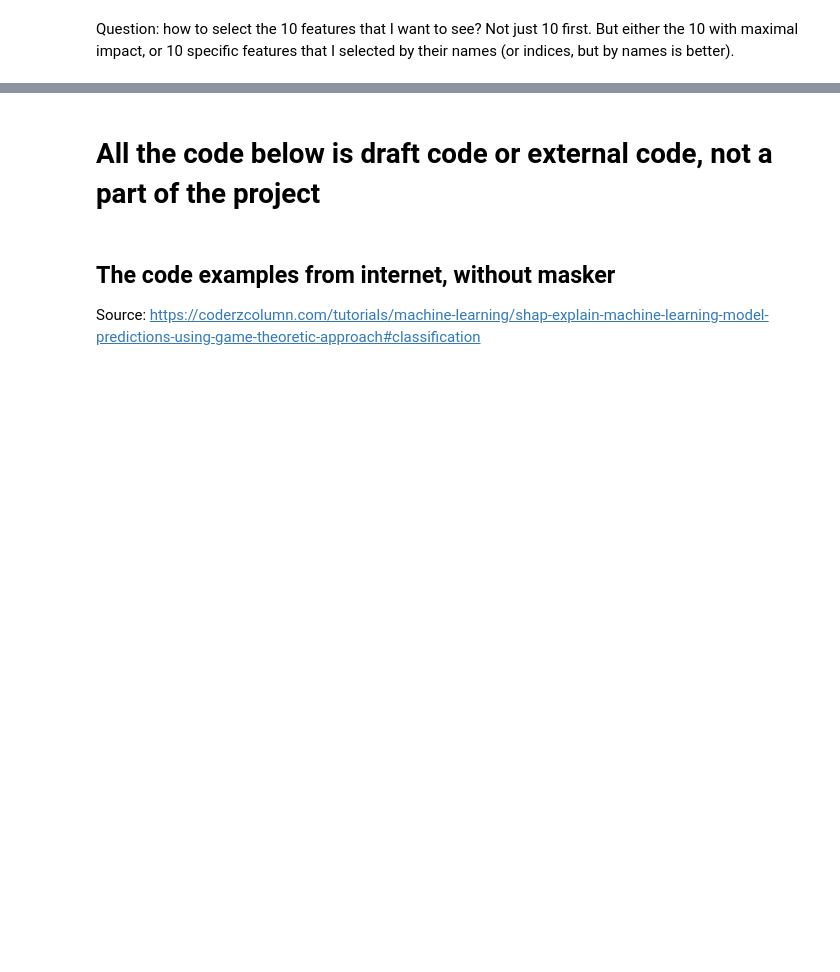
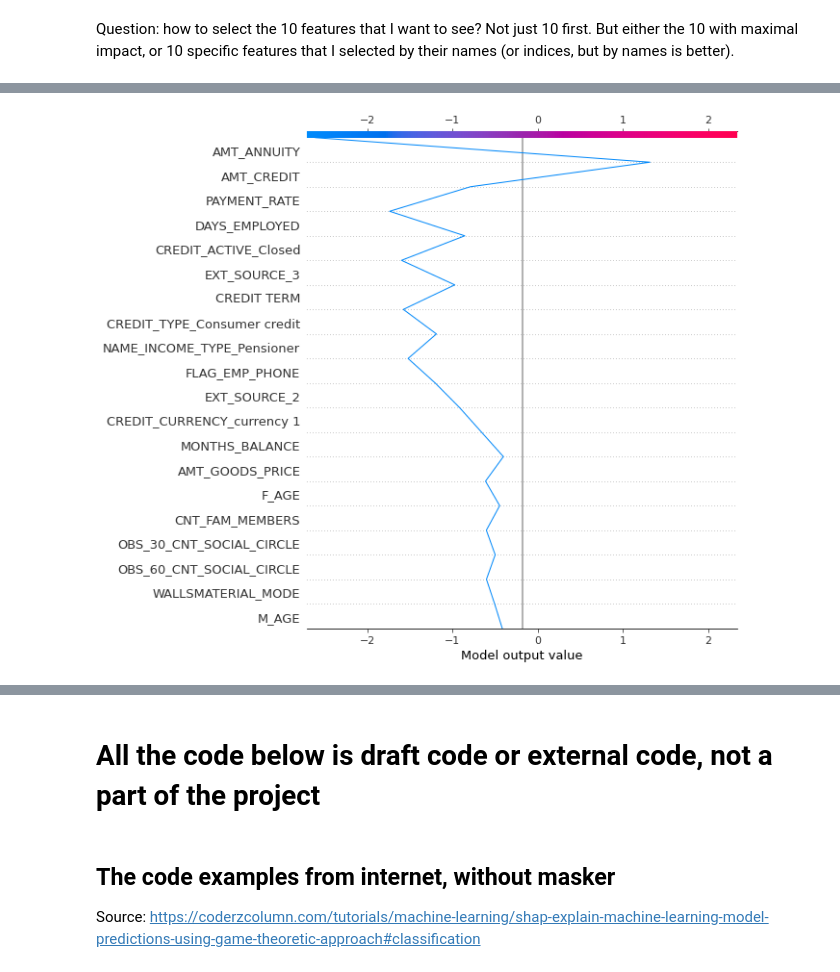
Before and after one commit to VeronikaBerezhnaia/OC_P7_credit_scoring, a Jupyter notebook: Implementez_modele_scoring.ipynb, the cells around one changed output, grey strips where cells are left out. Cells and saved outputs as stored; diff of their text form; code cells hidden in the pictures; blank space fills up the shorter version.

```diff
--- a/Implementez_modele_scoring.ipynb
+++ b/Implementez_modele_scoring.ipynb
@@ -1573,0 +1543,4 @@ Most of clients take more than 1 credit type. So we can't aggregate with "first"
+# %%
+# how many empty cells, proportion
+for col in bureau:
+    print(f'{col}: {bureau[col].isna().sum()} empty cells,      {(bureau[col].isna().mean() * 100).round(3)}% missing,      {bureau[col].nunique()} unique values.')
@@ -1574,23 +1565,7 @@ Most of clients take more than 1 credit type. So we can't aggregate with "first"
 # %%
-# you get all the numeric columns then all categorical with signatures COLUMN_Value
-bureau_balance = pd.get_dummies(bureau_balance)
-bureau_balance_aggregations = {'MONTHS_BALANCE': 'count'}
-# creates dictionary for the upcoming aggregation
-for col in bureau_balance.columns[2:]:
-    bureau_balance_aggregations[col] = 'sum'
-# summarizes dummies (aggregates by sum)
-bureau_balance_agg = bureau_balance.groupby('SK_ID_BUREAU').agg(bureau_balance_aggregations)
-
-bureau = bureau.join(bureau_balance_agg, how='left', on='SK_ID_BUREAU')
-# as we joined the table we can drop the key, but maybe later we have to restore it in order to add other tables
-bureau.drop(['SK_ID_BUREAU'], axis=1, inplace= True)
-del bureau_balance, bureau_balance_agg
-gc.collect()
-bureau.info()
-
 # Bureau numeric features
 num_aggregations = {
-    'DAYS_CREDIT': 'max', # mean ? How many days before current application did client apply for Credit Bureau credit
+    'DAYS_CREDIT': 'mean', # max? min? How many days before current application did client apply for Credit Bureau credit
     'CREDIT_DAY_OVERDUE': 'mean', # no need to aggregate by max: see AMT_CREDIT_MAX_OVERDUE
     'DAYS_CREDIT_ENDDATE': 'max',
     'DAYS_ENDDATE_FACT': 'max', # only for closed credits
@@ -1613,18 +1588,6 @@ for col in bureau.columns[14:]: # 16 columns before 'STATUS' starts - 2 columns
 bureau_agg = bureau.groupby('SK_ID_CURR').agg({**num_aggregations, **cat_aggregations})
 # print(bureau_agg.columns)
 bureau_agg.rename(columns={'AMT_ANNUITY': 'AMT_ANNUITY_bureau'}, inplace=True)
-
-# bureau_agg.info()
-
-# # how many empty cells, proportion
-# for col in bureau_agg:
-#     print(f'{col}: {bureau_agg[col].isna().sum()} empty cells,      {(bureau_agg[col].isna().mean() * 100).round(3)}% missing.')
-
-# bureau_agg = bureau_agg.fillna(bureau_agg.mean())
-
-# appli_tr = appli_tr.join(bureau_agg, how='left', on='SK_ID_CURR')
-
-# Bureau: Active credits - using only numerical aggregations
-# Bureau: Closed credits - using only numerical aggregations
+bureau_agg.info()
 # %% [output]
 <class 'pandas.core.frame.DataFrame'>
@@ -1805,0 +1741,3 @@ appli_tr.select_dtypes('int32')
+# %%
+for col in appli_tr.select_dtypes(include=int).columns:
+    appli_tr[col] = appli_tr[col].astype(float)
@@ -2201,6 +2267,7 @@ If even that doesn't work, try to make to convert the array to the DataFrame, wi
 
 trans_array = model_LogReg[0].transform(X_train)
 shap_feature_names = columns=model_LogReg[0].get_feature_names_out()
+shap_feature_names = [x.replace('standardscaler__', '').replace('onehotencoder__', '') for x in shap_feature_names]
 df_for_shap = pd.DataFrame(trans_array, columns=shap_feature_names)
 
 masker = shap.maskers.Independent(data = df_for_shap)
@@ -2286,10 +2367,12 @@ shap.plots._waterfall.waterfall_legacy(log_reg_explainer.expected_value,
 # %%
 shap.decision_plot(log_reg_explainer.expected_value,
                    log_reg_explainer.shap_values(X_test_sh[0]),
 #                    feature_names=boston.feature_names.tolist(),
-#                     feature_names=shap_feature_names, # TypeError: The feature_names arg requires a list or numpy array.
-                    feature_names=shap_feature_names.tolist(),
+                    feature_names=shap_feature_names, # TypeError: The feature_names arg requires a list or numpy array.
+#                     feature_names=shap_feature_names.tolist(), #AttributeError: 'list' object has no attribute 'tolist'
                    )
+# %% [output]
+[figure, added]
 # %%
 shap.summary_plot(log_reg_explainer.shap_values(X_test_sh),
                   features = X_test_sh,
```
Also changed, not shown: parts of 111 cells of this notebook.
